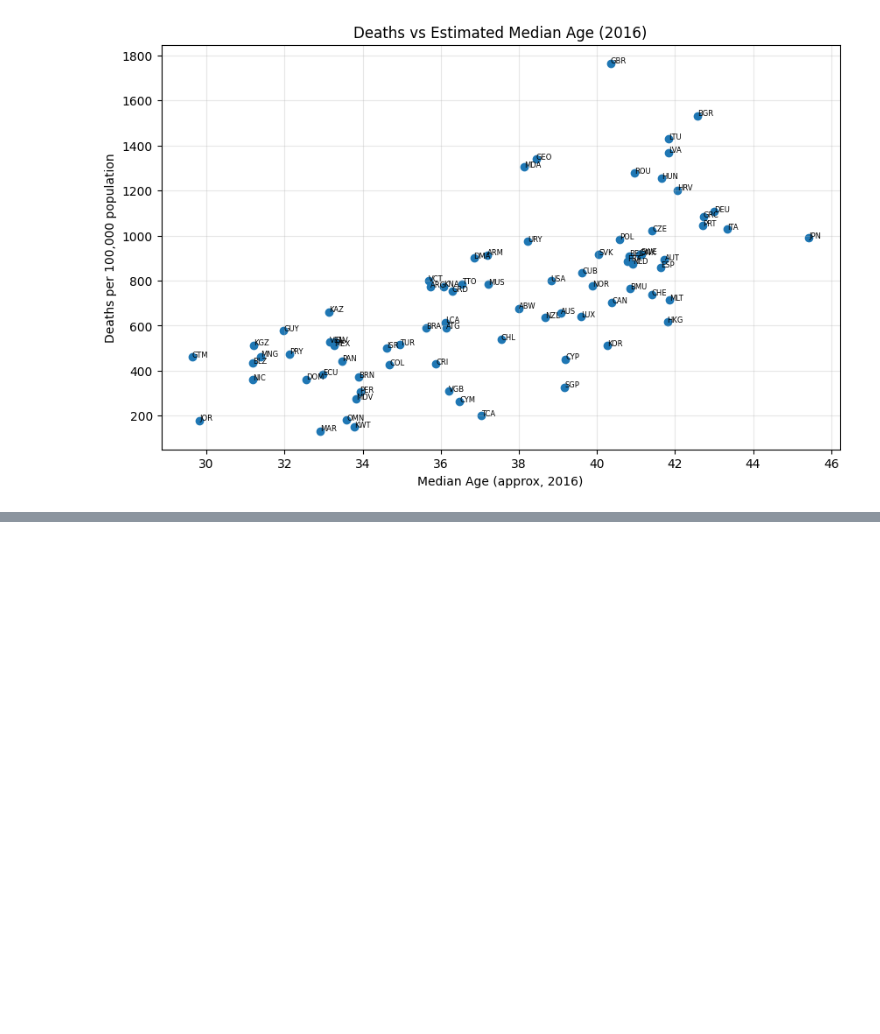
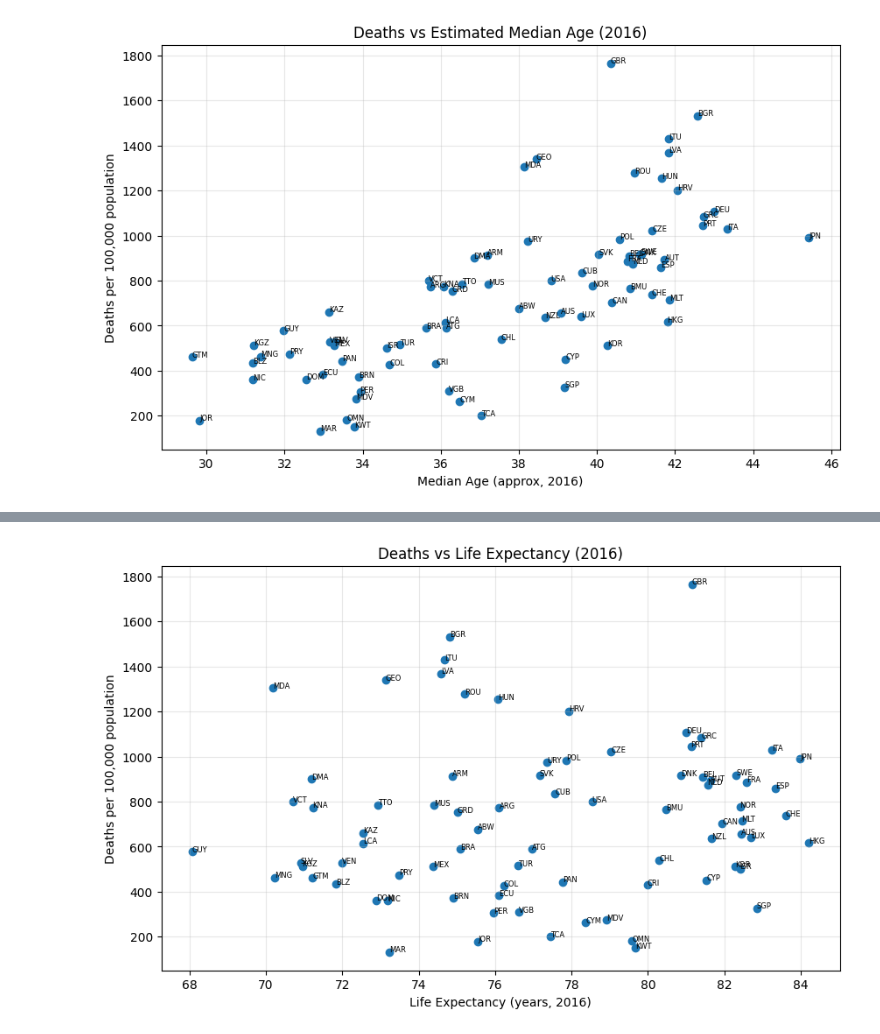
Before and after one commit to ihringerlinus/WHO_Mortality_Database, a Jupyter notebook: Übersicht.ipynb, the cells around one changed output, grey strips where cells are left out. Drawn from its saved outputs; the diff is of its cells as text; code cells hidden in the pictures; blank space fills up the shorter version.

```diff
--- a/Übersicht.ipynb
+++ b/Übersicht.ipynb
@@ -301,0 +404,53 @@ plt.show()
+# %%
+### Life expectancy vs Deaths per 100k scatter plot
+# -----------------------------
+
+# ---------------------------------------
+# 1. Lebenserwartungs-Datei einlesen
+# ---------------------------------------
+life_raw = pd.read_csv(
+    "Data_Files/API_SP.DYN.LE00.IN_DS2_en_csv_v2_309535.csv",
+    skiprows=4
+)
+
+# ---------------------------------------
+# 2. Nur ISO3 + Jahr 2016 extrahieren
+# ---------------------------------------
+life_2016 = life_raw[["Country Code", "2016"]].rename(
+    columns={"Country Code": "ISO3", "2016": "LifeExpectancy"}
+)
+
+# ---------------------------------------
+# 3. Merge mit deinen Mortalitätsdaten
+# ---------------------------------------
+scatter_life = mortality_per_country.merge(life_2016, on="ISO3", how="inner")
+
+# Falls NaN-Werte drin sind -> rauswerfen
+scatter_life = scatter_life.dropna(subset=["LifeExpectancy"])
+
+# ---------------------------------------
+# 4. Scatterplot
+# ---------------------------------------
+plt.figure(figsize=(10, 6))
+plt.scatter(scatter_life["LifeExpectancy"], scatter_life["Deaths_per_100k"])
+
+plt.xlabel("Life Expectancy (years, 2016)")
+plt.ylabel("Deaths per 100,000 population")
+plt.title("Deaths vs Life Expectancy (2016)")
+
+plt.grid(alpha=0.3)
+
+# ---------------------------------------
+# 5. Länderlabels anzeigen (optional)
+# ---------------------------------------
+for i, row in scatter_life.iterrows():
+    plt.text(
+        row["LifeExpectancy"],
+        row["Deaths_per_100k"],
+        row["ISO3"],
+        fontsize=6
+    )
+
+plt.show()
+# %% [output]
+[figure, added]
```
Also changed, not shown: parts of 5 cells of this notebook.
